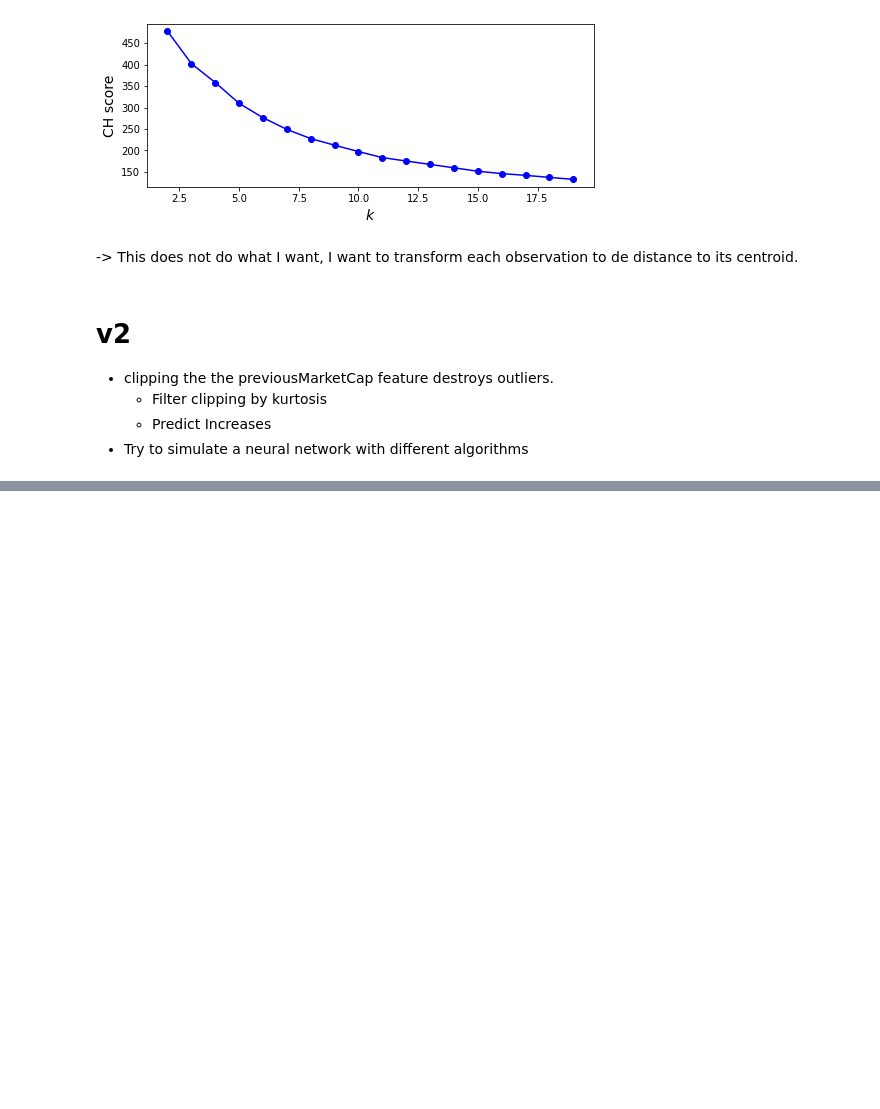
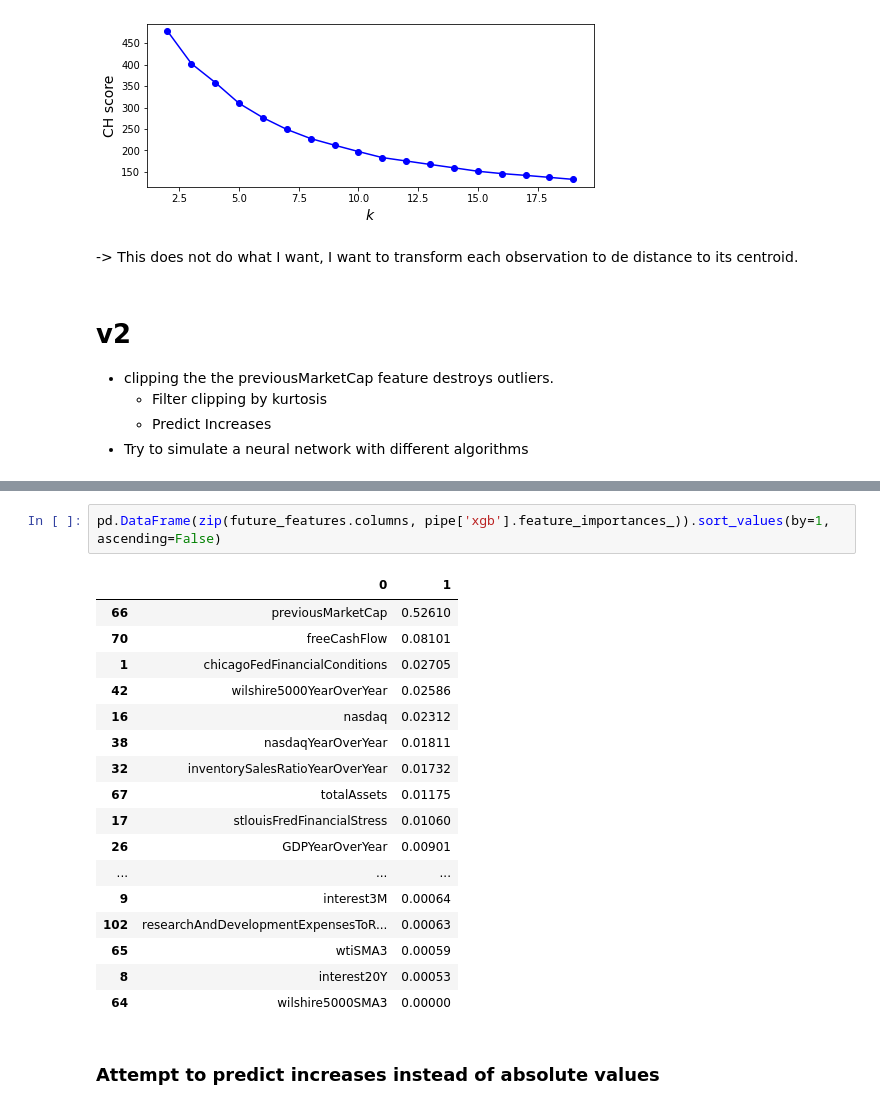
Before and after one commit to FranciscoPala/SP500_constituents_market_cap_estimator, a Jupyter notebook: src/notebooks/model_selection.ipynb, the cells around one changed output, grey strips where cells are left out. Saved outputs shown, nothing was run; the diff lists cells and outputs as text; blank space fills up the shorter version.

```diff
--- a/src/notebooks/model_selection.ipynb
+++ b/src/notebooks/model_selection.ipynb
@@ -490,0 +592,22 @@ plt.show()
+# %%
+pd.DataFrame(zip(future_features.columns, pipe['xgb'].feature_importances_)).sort_values(by=1, ascending=False)
+# %% [output]
+|  | 0 | 1 |
+| 66 | previousMarketCap | 0.52610 |
+| 70 | freeCashFlow | 0.08101 |
+| 1 | chicagoFedFinancialConditions | 0.02705 |
+| 42 | wilshire5000YearOverYear | 0.02586 |
+| 16 | nasdaq | 0.02312 |
+| 38 | nasdaqYearOverYear | 0.01811 |
+| 32 | inventorySalesRatioYearOverYear | 0.01732 |
+| 67 | totalAssets | 0.01175 |
+| 17 | stlouisFredFinancialStress | 0.01060 |
+| 26 | GDPYearOverYear | 0.00901 |
+| ... | ... | ... |
+| 9 | interest3M | 0.00064 |
+| 102 | researchAndDevelopmentExpensesToR... | 0.00063 |
+| 65 | wtiSMA3 | 0.00059 |
+| 8 | interest20Y | 0.00053 |
+| 64 | wilshire5000SMA3 | 0.00000 |
+# %% [markdown]
+### Attempt to predict increases instead of absolute values
```
Also changed, not shown: parts of 35 cells of this notebook, 7 other files.
